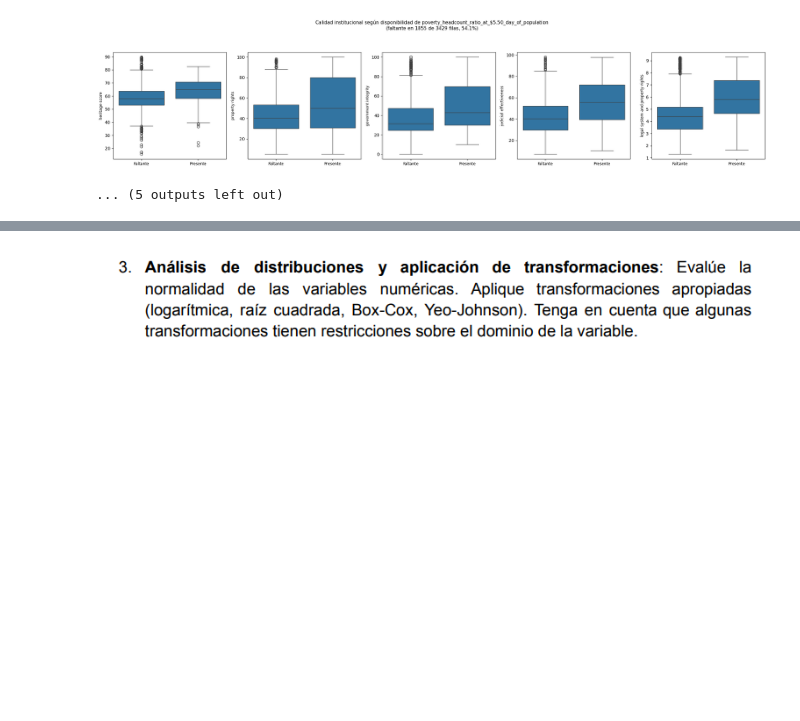
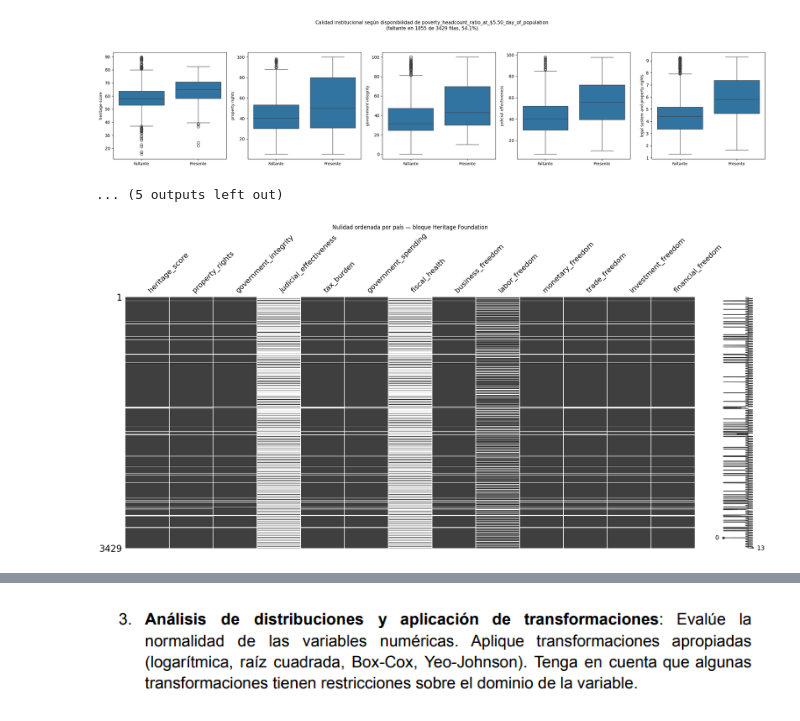
Before and after one commit to AlesioRios/Laboratorio-de-Datos-II, a Jupyter notebook: Lab_de_Datos_II_TP3.ipynb, the cells around one changed output, grey strips where cells are left out. Drawn from its saved outputs; the diff is of its cells as text; code cells hidden in the pictures; blank space fills up the shorter version.

```diff
--- a/Lab_de_Datos_II_TP3.ipynb
+++ b/Lab_de_Datos_II_TP3.ipynb
@@ -625,3 +585,89 @@ Comparación de calidad institucional — poverty_headcount_ratio_at_$1.90_day_o
 | legal_system_and_property_rights | 1813 | 1568 | 4.386 | 5.818 | ... |
 [figure]
 ... (5 outputs left out)
+# %%
+# =============================================================================
+# Grupo 3 — Bloques co-publicados: ¿el faltante es un corte temporal (peine)
+# o países enteros sin cobertura (bloque sólido)? Se ordena por país primero
+# para que un país sin cobertura se vea como una franja horizontal completa.
+# =============================================================================
+bloque_heritage = [
+    'heritage_score', 'property_rights', 'government_integrity',
+    'judicial_effectiveness', 'tax_burden', 'government_spending',
+    'fiscal_health', 'business_freedom', 'labor_freedom',
+    'monetary_freedom', 'trade_freedom', 'investment_freedom',
+    'financial_freedom',
+]
+bloque_efw = [
+    'efw_score', 'size_of_government', 'legal_system_and_property_rights',
+    'sound_money', 'freedom_to_trade_internationally',
+    'regulation_of_credit_labor_and_business',
+    'standard_deviation_of_the_5_efw_areas',
+]
+bloque_comercio = [
+    'exports_of_goods_and_services_of_gdp',
+    'imports_of_goods_and_services_of_gdp',
+    'trade_of_gdp',
+]
+
+df_ordenado = df.sort_values(['country', 'year'])
+
+for nombre_bloque, columnas_bloque in [
+    ('Heritage Foundation', bloque_heritage),
+    ('Fraser Institute (EFW)', bloque_efw),
+    ('Comercio exterior', bloque_comercio),
+]:
+    msno.matrix(df_ordenado[columnas_bloque])
+    plt.title(f'Nulidad ordenada por país — bloque {nombre_bloque}')
+    plt.show()
+
+
+# =============================================================================
+# Grupo 5 — Columnas sin patrón claro de correlación de nulidad. Se aplican
+# los mismos dos chequeos de los grupos anteriores:
+# (1) primer año no nulo por país — por si cada una tiene su propio corte
+#     temporal individual (y por eso no correlacionan entre sí: años distintos);
+# (2) matriz de nulidad ordenada por país — para distinguir disperso (MCAR-like)
+#     de concentrado en ciertos países (estructural).
+# =============================================================================
+columnas_sin_bloque = [
+    'domestic_credit_to_private_sector_of_gdp',
+    'energy_use_kg_of_oil_equivalent_per_capita',
+    'annual_freshwater_withdrawals_of_internal_resources',
+    'gross_capital_formation_of_gdp',
+    'real_interest_rate',
+]
+
+bloque_educacion = [
+    'school_enrollment_primary_gross',
+    'school_enrollment_secondary_gross',
+    'school_enrollment_tertiary_gross',
+    'government_expenditure_on_education_of_gdp',
+]
+
+# (1) Primer año no nulo por país, reusando la función y la tabla con color
+# ya definidas para el grupo 2.
+for columna in columnas_sin_bloque + bloque_educacion:
+    primer_anio = primer_anio_no_nulo_por_pais(df, columna)
+    conteo = primer_anio.value_counts().sort_index()
+    tabla_primer_anio = pd.DataFrame({
+        'primer_anio_con_dato': conteo.index,
+        'cantidad_paises': conteo.values,
+    })
+    estilizar_tabla(
+        tabla_primer_anio,
+        columnas_gradiente=['cantidad_paises'],
+        titulo=f'{columna} — año del primer dato no nulo, por país',
+    )
+
+# (2) Matriz de nulidad ordenada por país, separando el sub-bloque de
+# educación (mostró algo de correlación interna, 0.4-0.6) del resto.
+msno.matrix(df_ordenado[bloque_educacion])
+plt.title('Nulidad ordenada por país — bloque educación')
+plt.show()
+
+msno.matrix(df_ordenado[columnas_sin_bloque])
+plt.title('Nulidad ordenada por país — columnas sin bloque claro')
+plt.show()
+# %% [output]
+[figure, added]
```
Also changed, not shown: parts of 9 cells of this notebook.
